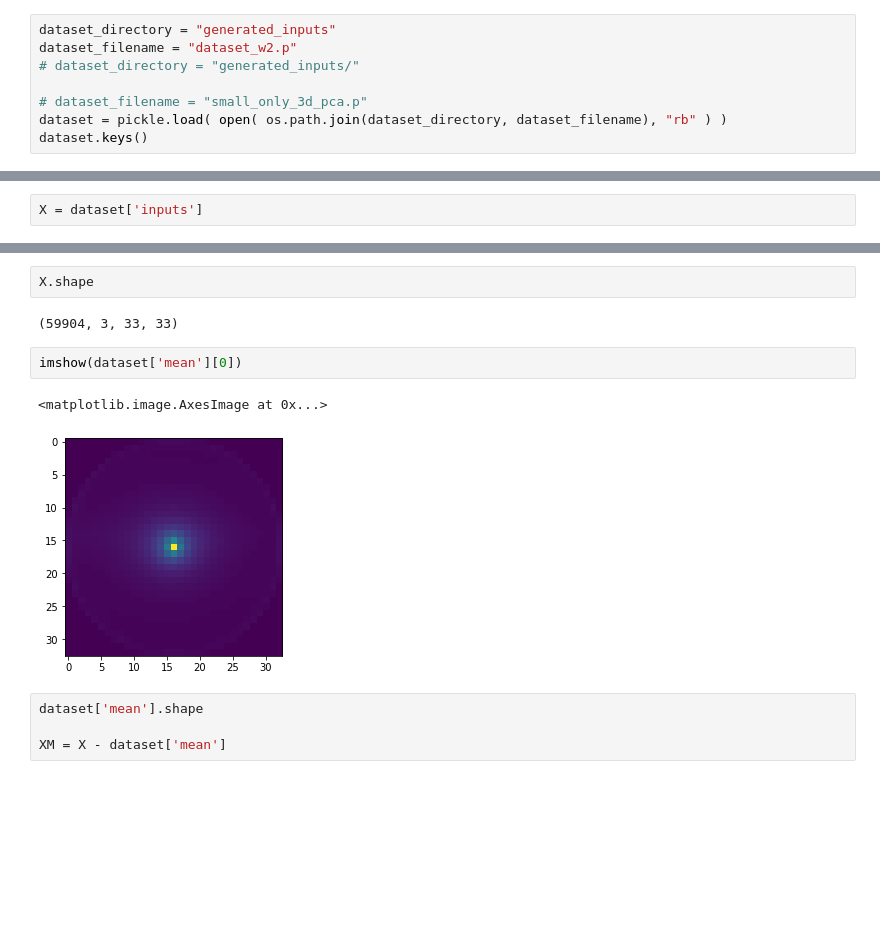
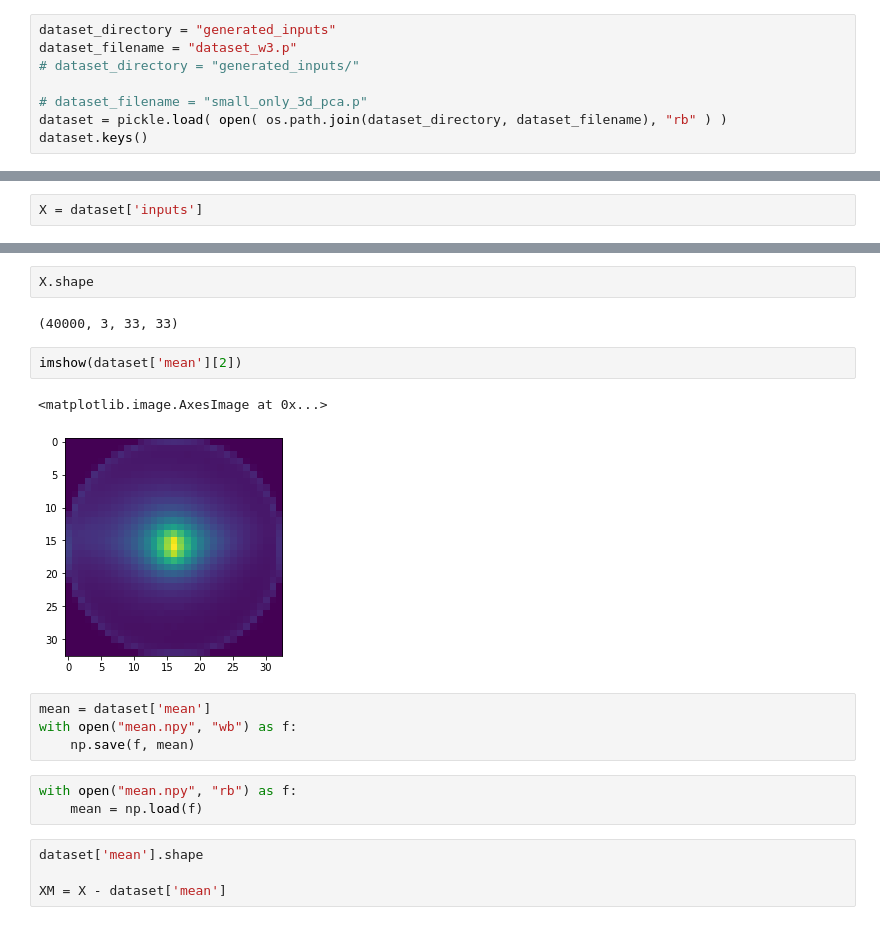
Before and after one commit to VoytechG/normals_HoughCNN, a Jupyter notebook: own/read.ipynb, the cells around one changed output, grey strips where cells are left out. Saved outputs shown, nothing was run; the diff lists cells and outputs as text; blank space fills up the shorter version.

Commit message:
fix mean

```diff
--- a/own/read.ipynb
+++ b/own/read.ipynb
@@ -57,7 +57,7 @@ imshow(np.mean(X, 0)[3])
 IndexError: index 3 is out of bounds for axis 0 with size 3
 # %%
 dataset_directory = "generated_inputs"
-dataset_filename = "dataset_w2.p"
+dataset_filename = "dataset_w3.p"
 # dataset_directory = "generated_inputs/"
 
 # dataset_filename = "small_only_3d_pca.p"
@@ -86,12 +78,19 @@ X = dataset['inputs']
 # %%
 X.shape
 # %% [output]
-(59904, 3, 33, 33)
+(40000, 3, 33, 33)
 # %%
-imshow(dataset['mean'][0])
+imshow(dataset['mean'][2])
 # %% [output]
 <matplotlib.image.AxesImage at 0x...>
-[figure, old version]
+[figure, new version]
+# %%
+mean = dataset['mean']
+with open("mean.npy", "wb") as f:
+    np.save(f, mean)
+# %%
+with open("mean.npy", "rb") as f:
+    mean = np.load(f)
 # %%
 dataset['mean'].shape
 
```
Also changed, not shown: parts of 3 cells of this notebook, 3 other files.
